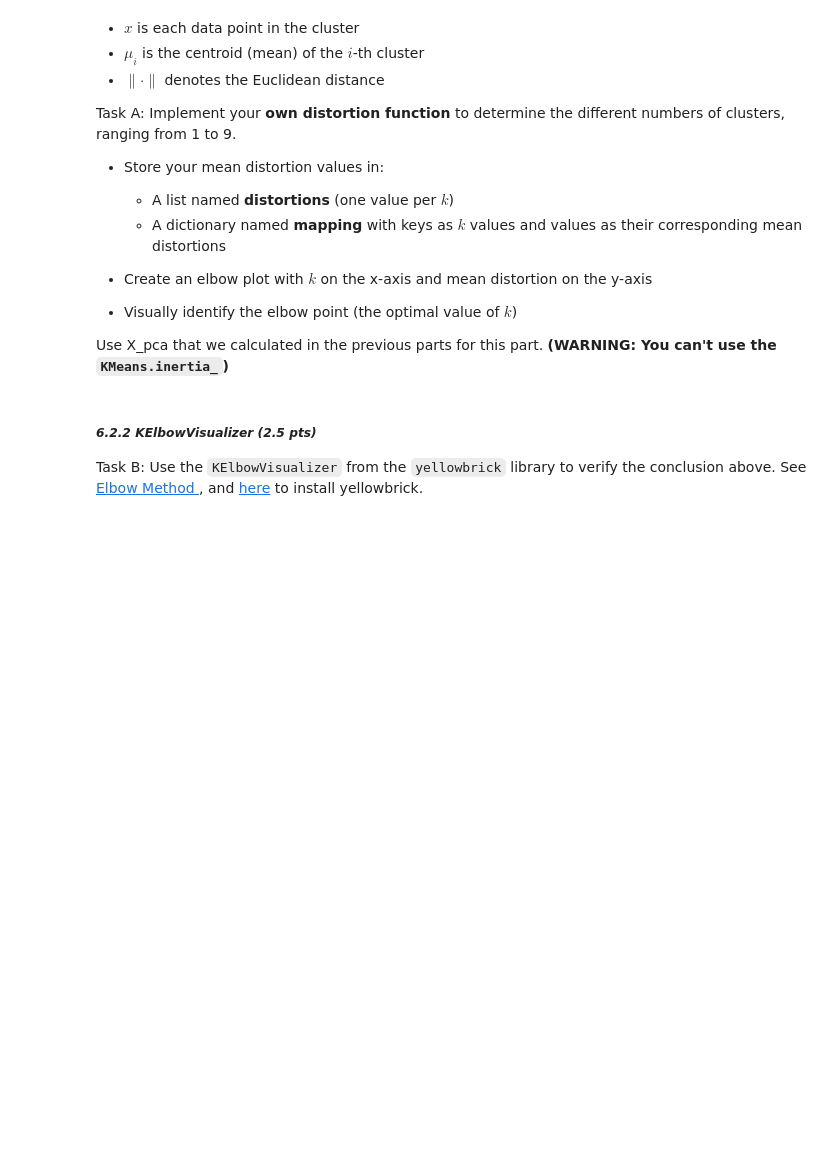
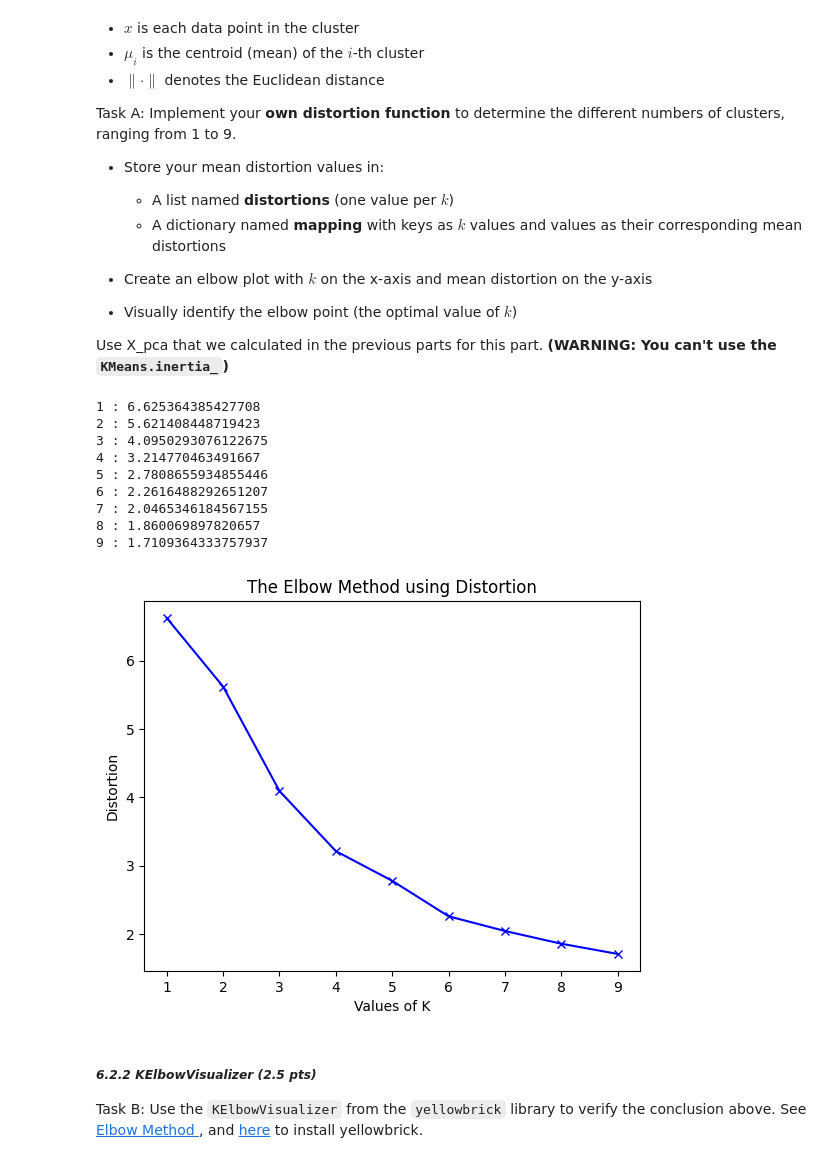
Before and after one commit to 4oure/CMSC320, a Jupyter notebook: hw4/CMSC320_HW4_Fall2025_ML_Classifiers_Clustering.ipynb, the cells around one changed output. Drawn from its saved outputs; the diff is of its cells as text; code cells hidden in the pictures; blank space fills up the shorter version.

```diff
--- a/hw4/CMSC320_HW4_Fall2025_ML_Classifiers_Clustering.ipynb
+++ b/hw4/CMSC320_HW4_Fall2025_ML_Classifiers_Clustering.ipynb
@@ -540,8 +582,8 @@ X = yelp_data[['business_id', 'business_stars', 'review_count', 'checkins', 'rev
 
 # TODO: Normalize the data using StandardScaler
 # ANSWER STARTING HERE
-scaler =
-X_scaled =
+scaler = StandardScaler()
+X_scaled = scaler.fit_transform(X)
 
 # ANSWER ENDS HERE
 # %% [markdown]
@@ -635,23 +681,41 @@ Use X_pca that we calculated in the previous parts for this part.
 # %%
 distortions = []
 K = range(1, 10)
 mapping = {}
 for k in K:
 # ANSWER STARTING HERE
+ means = KMeans(n_clusters=k, random_state=seed)
+ means.fit(X_pca)
 
+ distances = np.min(cdist(X_pca, means.cluster_centers_, 'euclidean'), axis=1)
+ distortion = np.mean(distances ** 2)
+
+ distortions.append(distortion)
+ mapping[k] = distortion
 
 
 # ANSWER ENDS HERE
 
 for key, val in mapping.items():
     print(f'{key} : {val}')
 
 
 plt.plot(K, distortions, 'bx-')
 plt.xlabel('Values of K')
 plt.ylabel('Distortion')
 plt.title('The Elbow Method using Distortion')
 plt.show()
+# %% [output]
+1 : 6.625364385427708
+2 : 5.621408448719423
+3 : 4.0950293076122675
+4 : 3.214770463491667
+5 : 2.7808655934855446
+6 : 2.2616488292651207
+7 : 2.0465346184567155
+8 : 1.860069897820657
+9 : 1.7109364333757937
+[figure, added]
 # %% [markdown]
 ##### ***6.2.2 KElbowVisualizer (2.5 pts)***
 Task B: Use the `KElbowVisualizer` from the `yellowbrick` library to verify the conclusion above. See [Elbow Method
```
Also changed, not shown: parts of 7 cells of this notebook.
